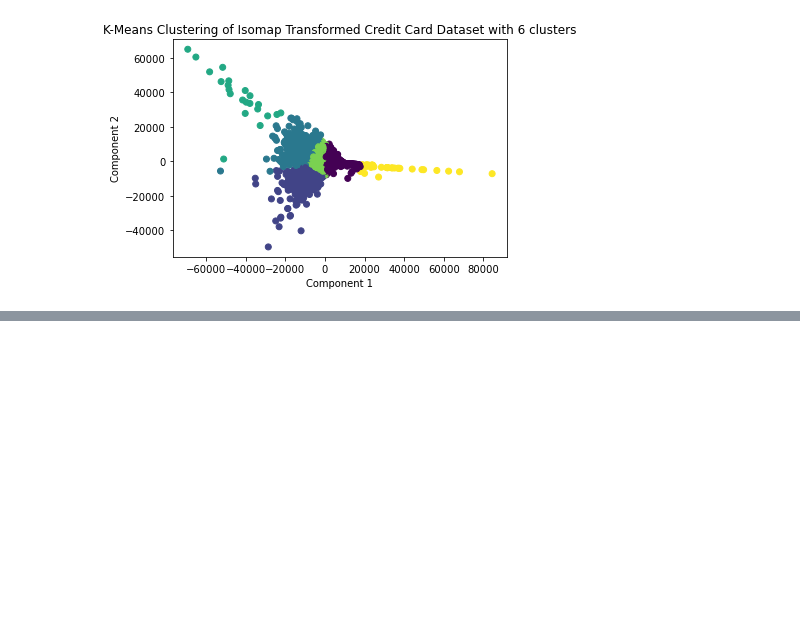
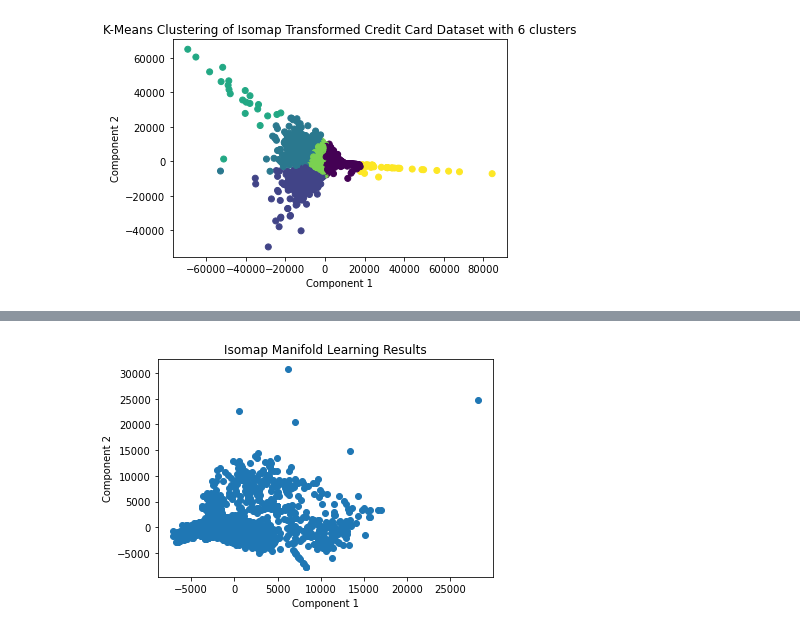
Before and after one commit to krutalp/MCFDS-Manifold-Learning, a Jupyter notebook: IsoMap.ipynb, the cells around one changed output, grey strips where cells are left out. Saved outputs shown, nothing was run; the diff lists cells and outputs as text; code cells hidden in the pictures; blank space fills up the shorter version.

```diff
--- a/IsoMap.ipynb
+++ b/IsoMap.ipynb
@@ -135,0 +146,37 @@ plt.show()
+# %%
+# Import necessary libraries
+import pandas as pd
+import seaborn as sns
+import matplotlib.pyplot as plt
+from sklearn.manifold import Isomap
+from sklearn.cluster import KMeans
+from sklearn import metrics
+
+# Load the dataset
+data = pd.read_csv("Datasets/hum_niche.csv", low_memory=False)
+
+data.fillna(data.mean(), inplace = True)
+data = data.fillna(0)
+
+data = data.replace('$', '')
+data = data.replace('', pd.np.nan)
+data = data.fillna(0)
+data = data.select_dtypes(include=['float64', 'int64']) # only keep columns with float or int data types
+data = data.dropna(axis=1, how='any') # drop columns containing any NaN values
+data = data.astype(int)
+# %%
+# Create Isomap object
+isomap = Isomap(n_components = 2)
+
+# Fit and transform the data with Isomap
+isomap_data = isomap.fit_transform(data)
+
+# Plot the results
+import matplotlib.pyplot as plt
+plt.scatter(isomap_data[:, 0], isomap_data[:, 1], cmap="coolwarm")
+plt.title("Isomap Manifold Learning Results")
+plt.xlabel("Component 1")
+plt.ylabel("Component 2")
+plt.show()
+# %% [output]
+[figure, added]
```
Also changed, not shown: parts of 12 cells of this notebook, 1 other file.
